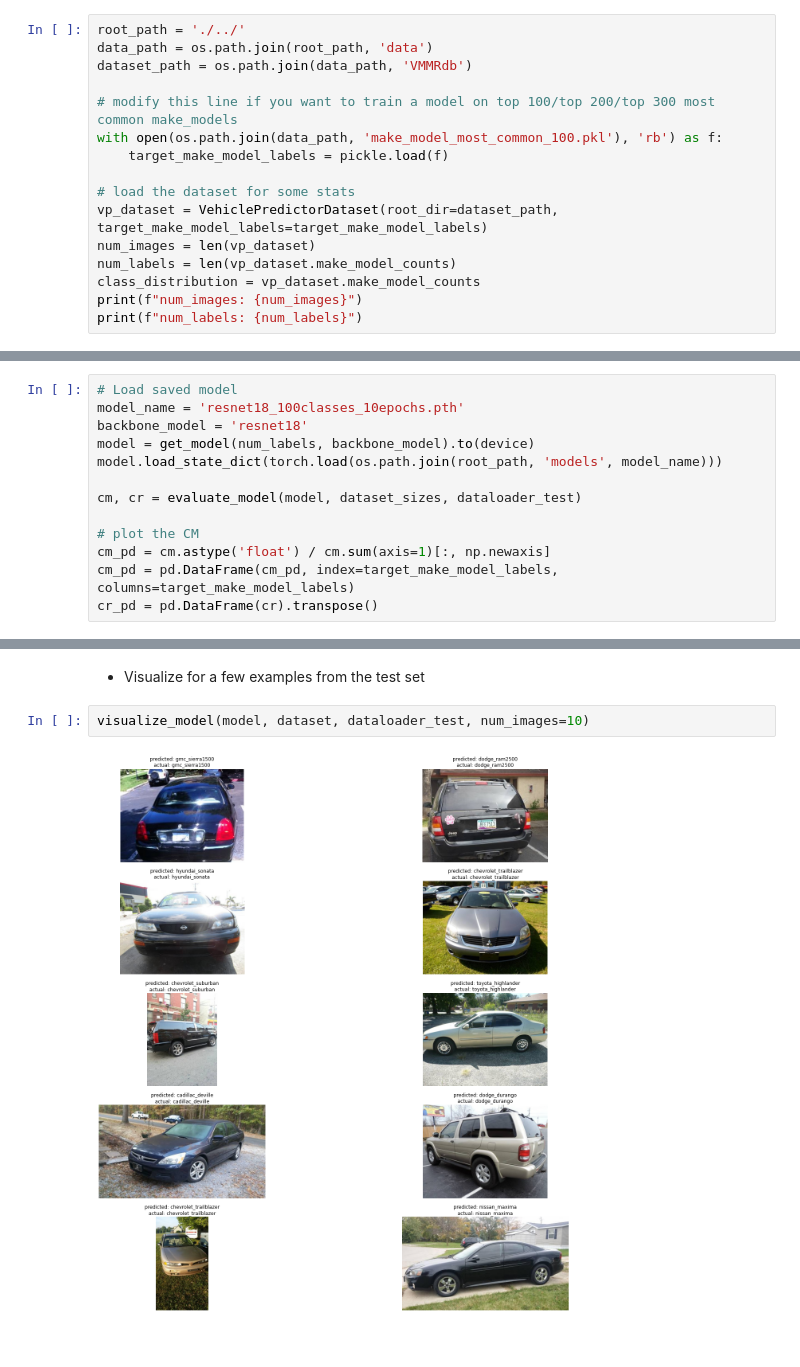
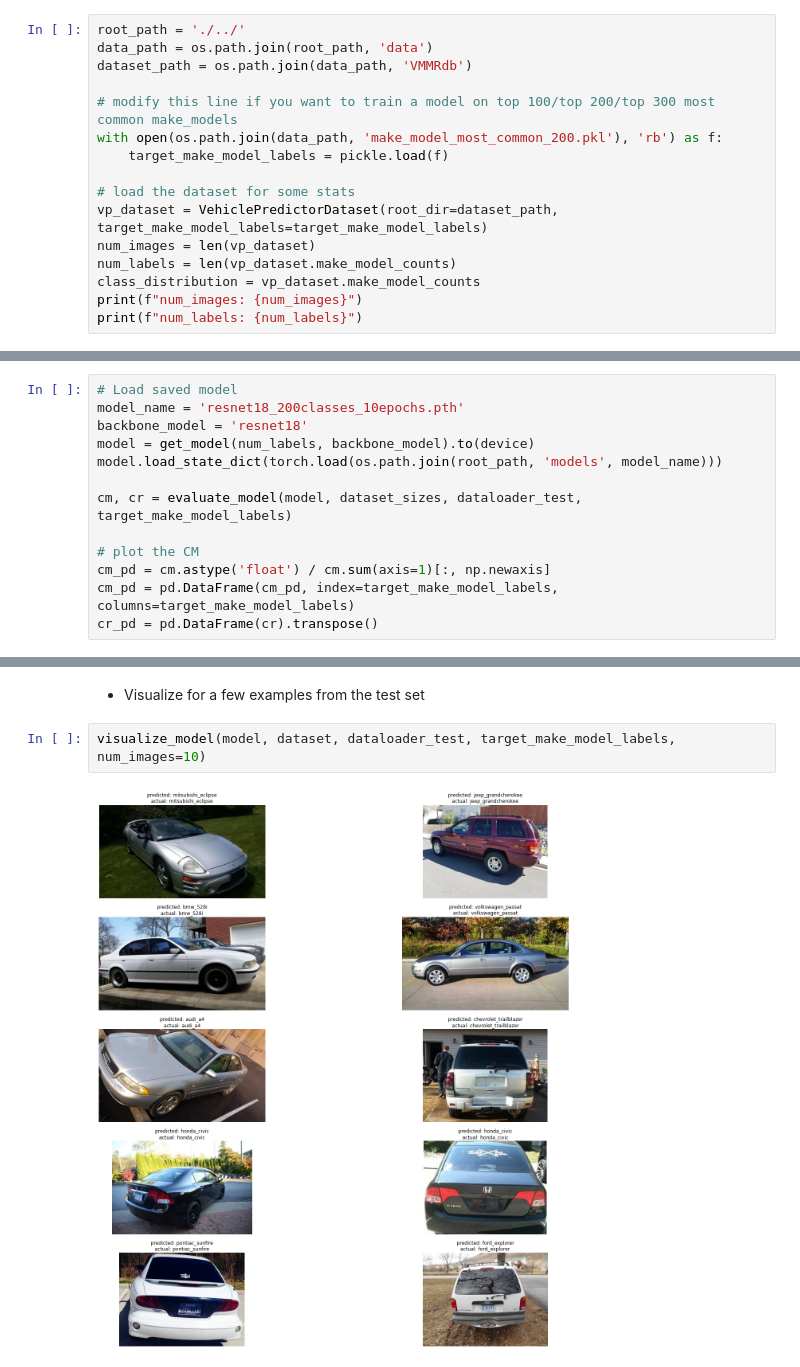
Before and after one commit to Anirudh58/vehicle-predictor, a Jupyter notebook: notebooks/baseline_methods.ipynb, the cells around one changed output, grey strips where cells are left out. Cells and saved outputs as stored; diff of their text form.

Commit message:
Fixed bug in visualization

```diff
--- a/notebooks/baseline_methods.ipynb
+++ b/notebooks/baseline_methods.ipynb
@@ -38,7 +38,7 @@ data_path = os.path.join(root_path, 'data')
 dataset_path = os.path.join(data_path, 'VMMRdb')
 
 # modify this line if you want to train a model on top 100/top 200/top 300 most common make_models
-with open(os.path.join(data_path, 'make_model_most_common_100.pkl'), 'rb') as f:
+with open(os.path.join(data_path, 'make_model_most_common_200.pkl'), 'rb') as f:
     target_make_model_labels = pickle.load(f)
 
 # load the dataset for some stats
@@ -159,12 +159,12 @@ model_info = {
 ## Evaluate on test set
 # %%
 # Load saved model
-model_name = 'resnet18_100classes_10epochs.pth'
+model_name = 'resnet18_200classes_10epochs.pth'
 backbone_model = 'resnet18'
 model = get_model(num_labels, backbone_model).to(device)
 model.load_state_dict(torch.load(os.path.join(root_path, 'models', model_name)))
 
-cm, cr = evaluate_model(model, dataset_sizes, dataloader_test)
+cm, cr = evaluate_model(model, dataset_sizes, dataloader_test, target_make_model_labels)
 
 # plot the CM
 cm_pd = cm.astype('float') / cm.sum(axis=1)[:, np.newaxis]
@@ -228,6 +228,6 @@ model.load_state_dict(torch.load(os.path.join(root_path, 'models', model_name)))
 # %% [markdown]
 - Visualize for a few examples from the test set
 # %%
-visualize_model(model, dataset, dataloader_test, num_images=10)
+visualize_model(model, dataset, dataloader_test, target_make_model_labels, num_images=10)
 # %% [output]
-[figure, old version]
+[figure, new version]
```
Also changed, not shown: parts of 7 cells of this notebook, 1 other file.
